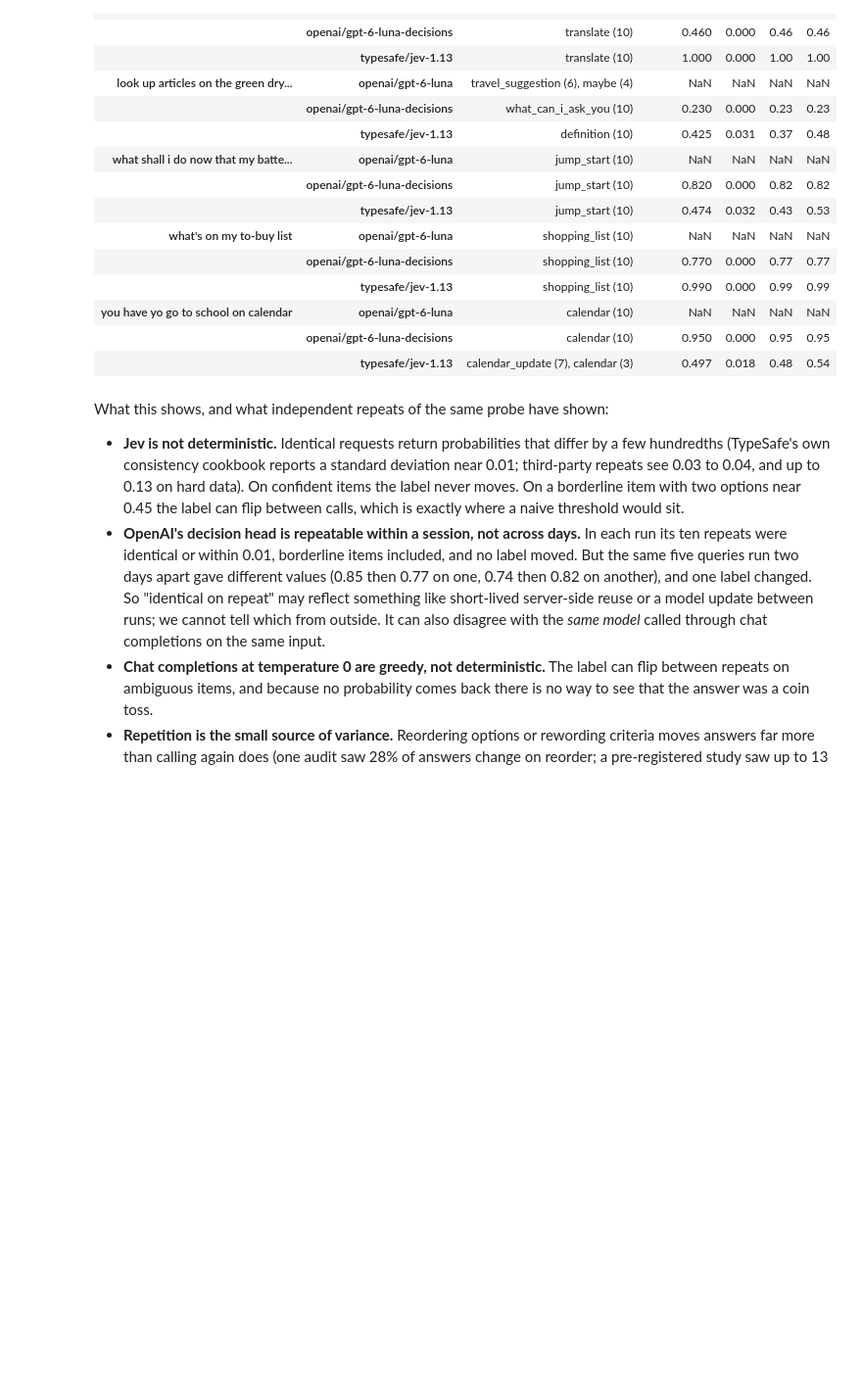
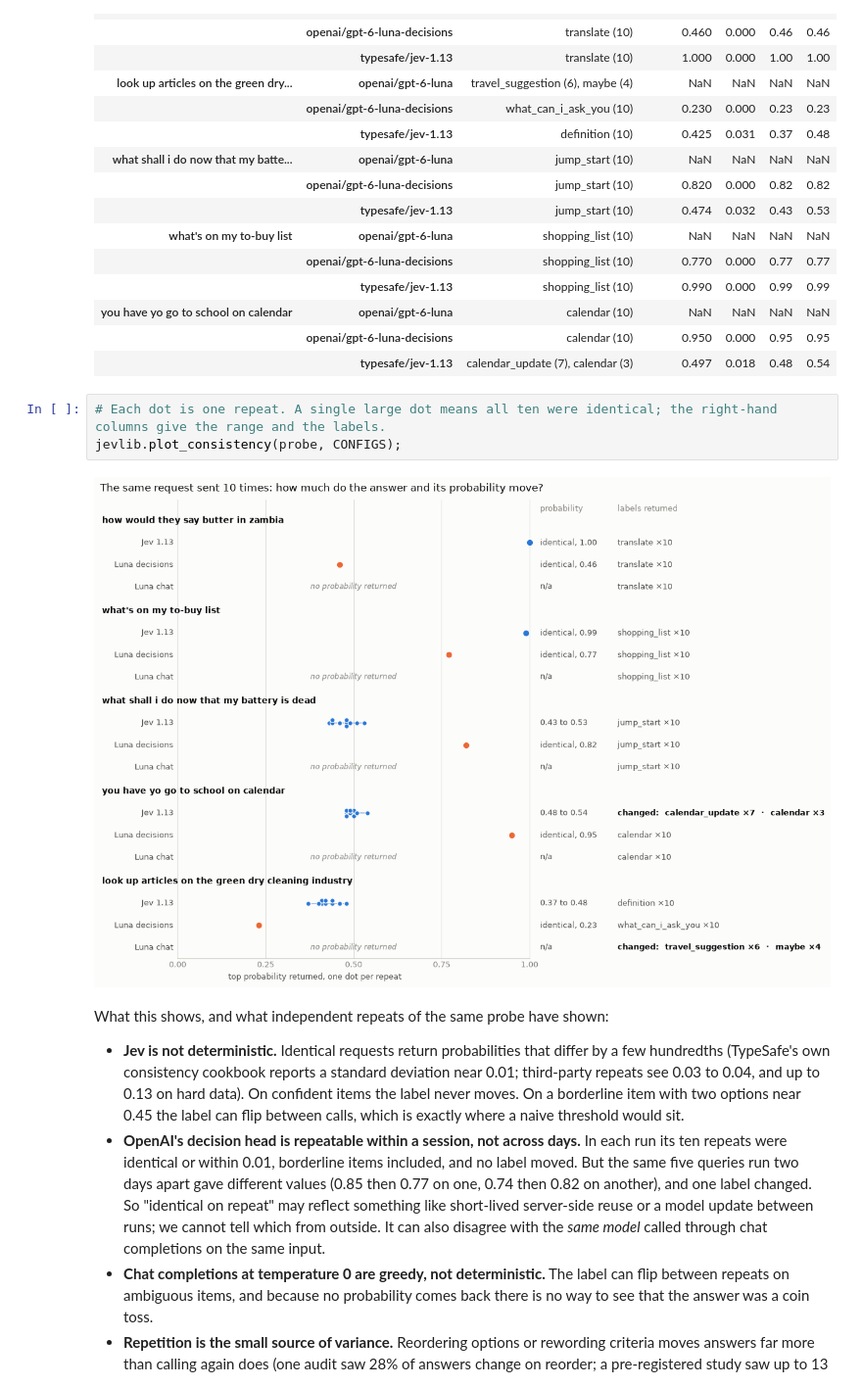
Before and after one commit to paulbruffett/jev-demo, a Jupyter notebook: jev_clinc150.ipynb, the cells around one changed output. Shown at 98% size. Cells and saved outputs as stored; diff of their text form; blank space fills up the shorter version.

```diff
--- a/jev_clinc150.ipynb
+++ b/jev_clinc150.ipynb
@@ -387,6 +387,11 @@ jevlib.repeat_summary(probe)
 | you have yo go to school on calendar | openai/gpt-6-luna | calendar (10) | NaN | NaN | NaN | NaN |
 |  | openai/gpt-6-luna-decisions | calendar (10) | 0.950 | 0.000 | 0.95 | 0.95 |
 |  | typesafe/jev-1.13 | calendar_update (7), calendar (3) | 0.497 | 0.018 | 0.48 | 0.54 |
+# %%
+# Each dot is one repeat. A single large dot means all ten were identical; the right-hand columns give the range and the labels.
+jevlib.plot_consistency(probe, CONFIGS);
+# %% [output]
+[figure, added]
 # %% [markdown]
 What this shows, and what independent repeats of the same probe have shown:
 
```
Also changed, not shown: parts of 3 cells of this notebook, 2 other files.
